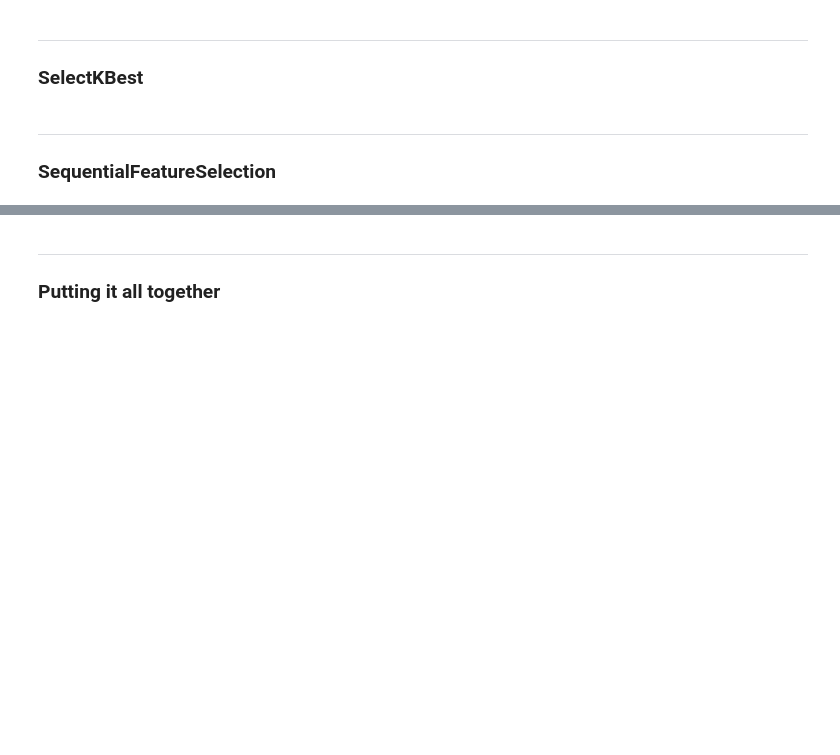
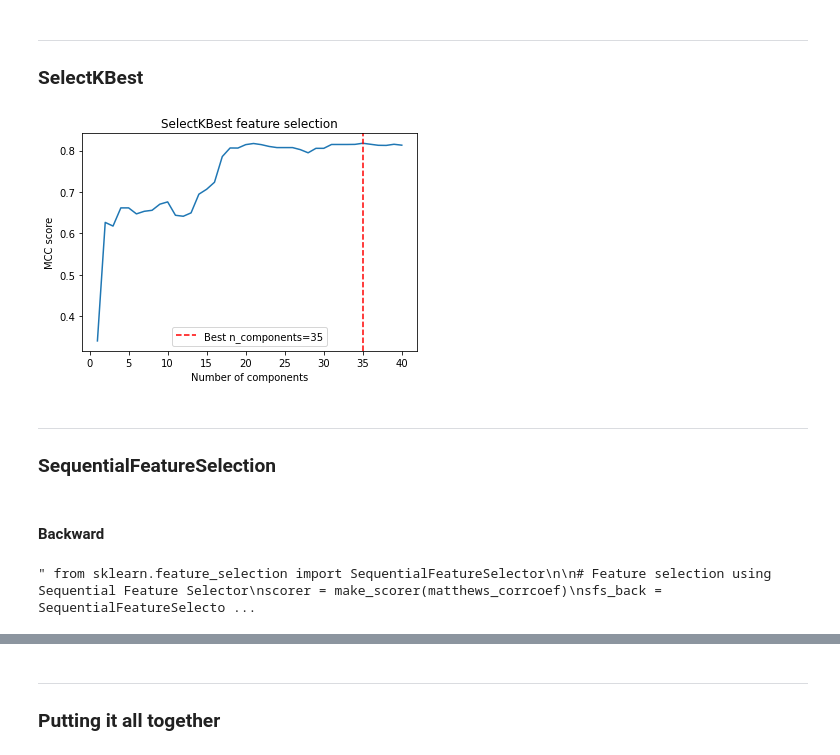
Before and after one commit to CosminTr/ClassificationModelEC, a Jupyter notebook: ProjetoEC.ipynb, the cells around one changed output, grey strips where cells are left out. Cells and saved outputs as stored; diff of their text form; code cells hidden in the pictures; blank space fills up the shorter version.

```diff
--- a/ProjetoEC.ipynb
+++ b/ProjetoEC.ipynb
@@ -231,11 +225,8 @@ from sklearn.metrics import accuracy_score
 from sklearn.feature_selection import SelectKBest, f_classif
 from sklearn.decomposition import PCA
 
-# Split the dataset into train and test sets
-X_train, X_test, y_train, y_test = train_test_split(X, df_encoded_classes, test_size=0.33, random_state=42)
-
 # Impute missing values
-imputer = IterativeImputer(random_state=0)
+imputer = IterativeImputer(random_state=42)
 X_train_imputed = imputer.fit_transform(X_train)
 X_test_imputed = imputer.transform(X_test)
 
@@ -333,27 +326,63 @@ PC40 - Variance explained:  0.0001 - Total Variance:  1.0000
 # %% [markdown]
 ***
 ### SelectKBest
-# %%
-
-# Feature selection using SelectKBest with F-test
-k = n_best
-selector = SelectKBest(f_classif, k=k)
-selector.fit(X_train_scaled, y_train)
-X_train_kbest = selector.transform(X_train_scaled)
-X_test_kbest = selector.transform(X_test_scaled)
+# %%
+# Feature selection using SelectKBest
+
+# Define the range of number of components to test
+n_components_range = range(1, 41)
+
+# Evaluate the models using logistic regression with F1 score
+lr = LogisticRegression(random_state=42)
+mcc_scores = []
+for n_components in n_components_range:
+    # Feature selection using PCA
+    kbest = SelectKBest(f_classif, k=n_components)
+    kbest.fit(X_train_scaled, y_train)
+    X_train_kbest = kbest.transform(X_train_scaled)
+    X_test_kbest = kbest.transform(X_test_scaled)
+
+    lr.fit(X_train_kbest, y_train)
+    y_pred = lr.predict(X_test_kbest)
+    mcc = matthews_corrcoef(y_test, y_pred)
+    mcc_scores.append(mcc)
+
+# Find the best value of n_components based on F1 score
+best_n_components = n_components_range[np.argmax(mcc_scores)]
+
+# Plot the results
+plt.plot(n_components_range, mcc_scores)
+plt.xlabel('Number of components')
+plt.ylabel('MCC score')
+plt.title('SelectKBest feature selection')
+plt.axvline(best_n_components, linestyle='--', color='r', label=f'Best n_components={best_n_components}')
+plt.legend()
+plt.show()
+
+kbest = SelectKBest(f_classif, k=best_n_components)
+kbest.fit(X_train_scaled, y_train)
+X_train_kbest = kbest.transform(X_train_scaled)
+X_test_kbest = kbest.transform(X_test_scaled)
+# %% [output]
+[figure, added]
 # %% [markdown]
 ***
 ### SequentialFeatureSelection
+# %% [markdown]
+#### Backward
 # %%
-from sklearn.feature_selection import SequentialFeatureSelector
+""" from sklearn.feature_selection import SequentialFeatureSelector
 
 # Feature selection using Sequential Feature Selector
-n_features = n_best
-sfs = SequentialFeatureSelector(LogisticRegression(random_state=42, max_iter=10000),
-                                n_features_to_select=n_features,
+scorer = make_scorer(matthews_corrcoef)
+sfs_back = SequentialFeatureSelector(LogisticRegression(random_state=42, max_iter=10000),
+                                n_features_to_select='auto',
                                 direction='backward',
-                                scoring='f1',
+                                scoring=scorer,
                                 cv=5)
-sfs.fit(X_train_scaled, y_train)
-X_train_sfs = sfs.transform(X_train_scaled)
-X_test_sfs = sfs.transform(X_test_scaled)
+
+sfs_back.fit(X_train_scaled, y_train)
+X_train_sfs = sfs_back.transform(X_train_scaled)
+X_test_sfs = sfs_back.transform(X_test_scaled) """
+# %% [output]
+" from sklearn.feature_selection import SequentialFeatureSelector\n\n# Feature selection using Sequential Feature Selector\nscorer = make_scorer(matthews_corrcoef)\nsfs_back = SequentialFeatureSelecto ...
```
Also changed, not shown: parts of 14 cells of this notebook.
